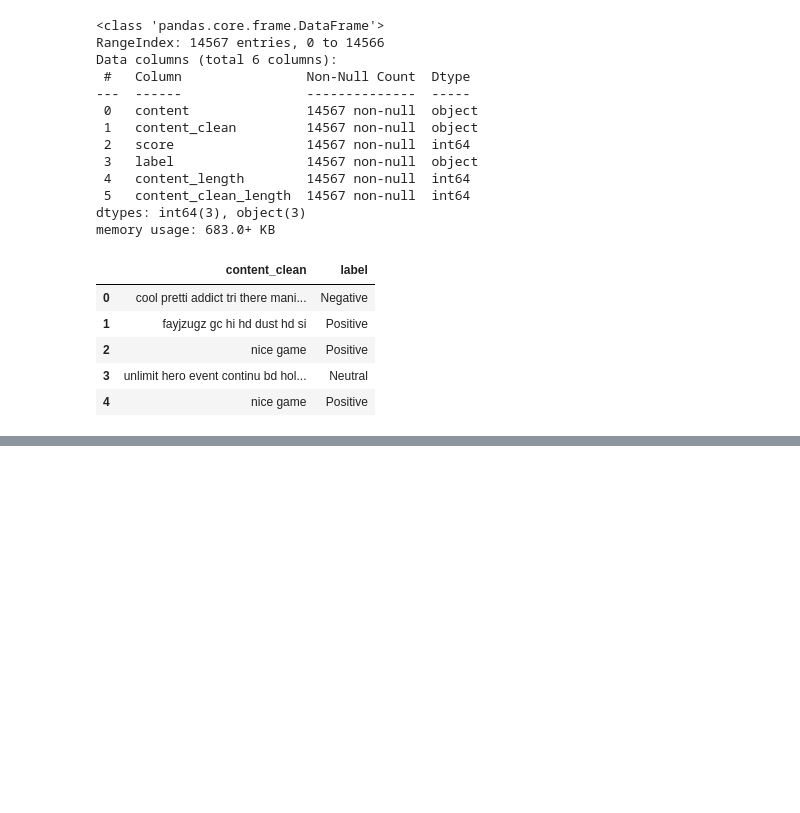
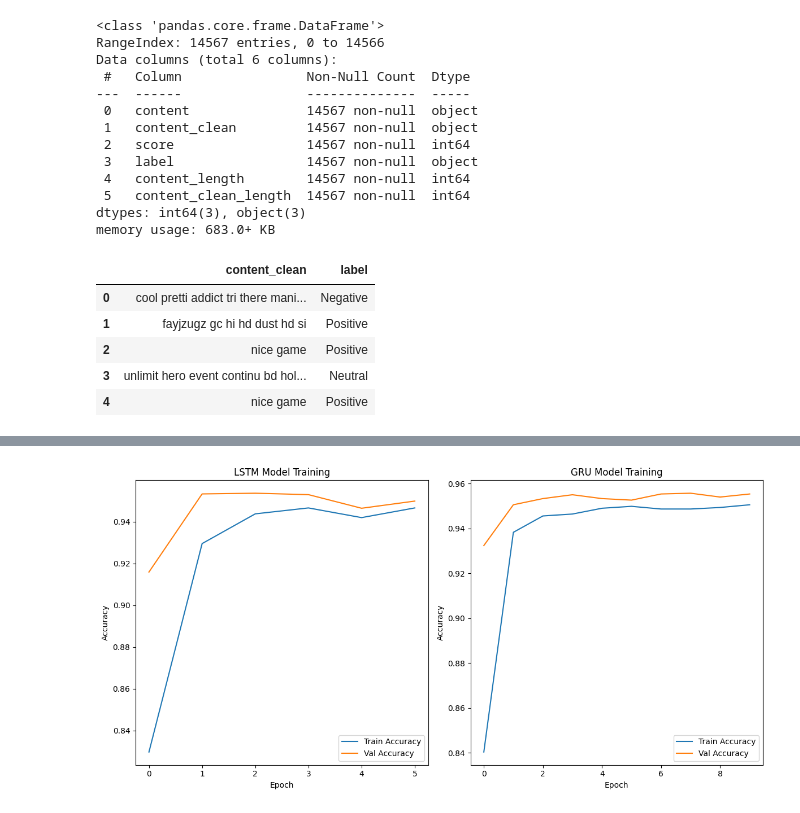
Before and after one commit to Maoelan/coc-sentiment, a Jupyter notebook: training.ipynb, the cells around one changed output, grey strips where cells are left out. Saved outputs shown, nothing was run; the diff lists cells and outputs as text; code cells hidden in the pictures; blank space fills up the shorter version.

Commit message:
train all model

```diff
--- a/training.ipynb
+++ b/training.ipynb
@@ -249,0 +227,3 @@ callbacks = [AccuracyThresholdCallback()]
+# %%
+model_lstm.compile(optimizer='adam', loss='sparse_categorical_crossentropy', metrics=['accuracy'])
+model_gru.compile(optimizer='adam', loss='sparse_categorical_crossentropy', metrics=['accuracy'])
@@ -249,0 +237,9 @@ callbacks = [AccuracyThresholdCallback()]
+# %%
+# Define callbacks
+early_stopping = EarlyStoppingWithWarning(monitor='val_loss', patience=3, restore_best_weights=True)
+# %%
+# Train LSTM model
+history_nn = model_lstm.fit(X_train_pad, label_train_encoded,
+                            epochs=20, batch_size=32,
+                            validation_data=(X_test_pad, label_test_encoded),
+                            callbacks=[early_stopping])
@@ -249,0 +261,6 @@ callbacks = [AccuracyThresholdCallback()]
+# %%
+# Train GRU model
+history_gru = model_gru.fit(X_train_pad, label_train_encoded,
+                            epochs=20, batch_size=32,
+                            validation_data=(X_test_pad, label_test_encoded),
+                            callbacks=[early_stopping])
@@ -250,17 +285,24 @@ callbacks = [AccuracyThresholdCallback()]
 # %%
-import matplotlib.pyplot as plt
+# Plot training history
+plt.figure(figsize=(12, 6))
 
-def plot_history(history):
-    plt.figure(figsize=(12, 6))
-    plt.plot(history.history['accuracy'], label='Train Accuracy')
-    plt.plot(history.history['val_accuracy'], label='Validation Accuracy')
-    plt.title('Model Accuracy')
-    plt.xlabel('Epoch')
-    plt.ylabel('Accuracy')
-    plt.legend()
-    plt.grid(True)
-    plt.show()
+plt.subplot(1, 2, 1)
+plt.plot(history_nn.history['accuracy'], label='Train Accuracy')
+plt.plot(history_nn.history['val_accuracy'], label='Val Accuracy')
+plt.title('LSTM Model Training')
+plt.xlabel('Epoch')
+plt.ylabel('Accuracy')
+plt.legend()
 
-# Example usage:
-history = lstm_model.fit(X_train_tfidf, label_train, epochs=10, validation_data=(X_test_tfidf, label_test), callbacks=callbacks)
-plot_history(history)
+plt.subplot(1, 2, 2)
+plt.plot(history_gru.history['accuracy'], label='Train Accuracy')
+plt.plot(history_gru.history['val_accuracy'], label='Val Accuracy')
+plt.title('GRU Model Training')
+plt.xlabel('Epoch')
+plt.ylabel('Accuracy')
+plt.legend()
+
+plt.tight_layout()
+plt.show()
+# %% [output]
+[figure, added]
```
Also changed, not shown: parts of 11 cells of this notebook.
